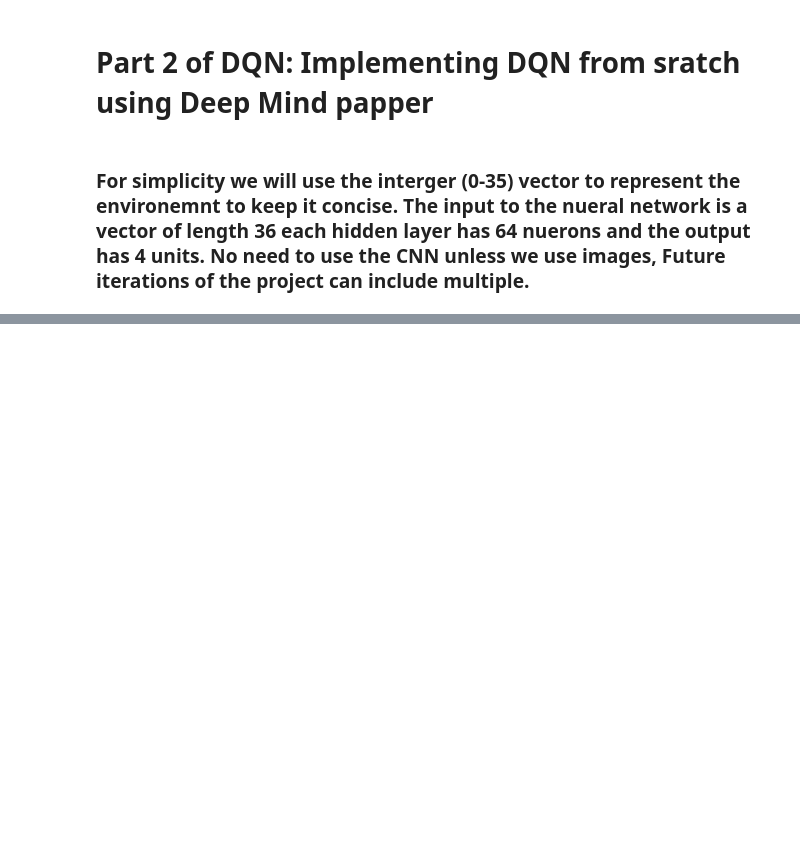
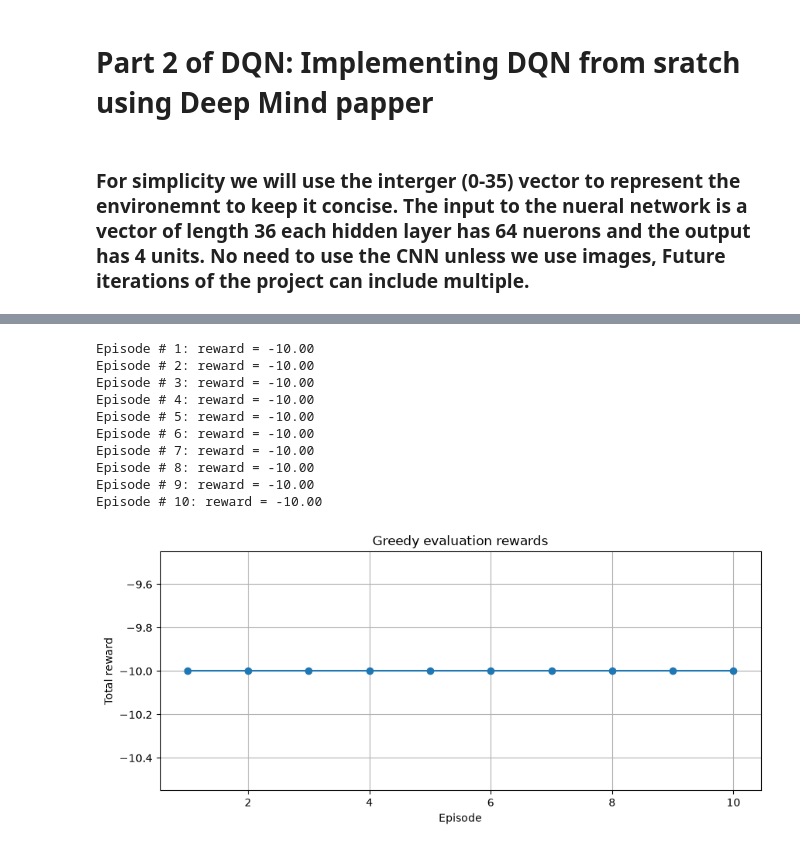
Before and after one commit to CailanJB/DQN, a Jupyter notebook: a2_part_2_cailneje2.ipynb, the cells around one changed output, grey strips where cells are left out. Cells and saved outputs as stored; diff of their text form; code cells hidden in the pictures; blank space fills up the shorter version.

```diff
--- a/a2_part_2_cailneje2.ipynb
+++ b/a2_part_2_cailneje2.ipynb
@@ -147,0 +176,58 @@ TypeError: float() argument must be a string or a real number, not 'NoneType'
+# %%
+"""Function to stimulate taking greedy actions and evalauting them for each of the enviornemnts."""
+def greedy_action(state,q_network):
+    #Choose highest Q-action without exploring
+    device = next(q_network.parameters()).device
+    state_tensor = torch.tensor([int(state)], dtype=torch.long, device=device)
+    state_vector = F.one_hot(state_tensor, num_classes=36).float()
+    with torch.no_grad():
+        return int(q_network(state_vector).argmax(dim=1).item())
+
+def eval_greedy(environment,q_network,episodes_count=10,plot=True):
+    """Run greedy evalution eprisodes and olot their total rewrads: save plots to report"""
+    training = q_network.training
+    q_network.eval()
+    network_rewards = []
+
+    #run each epsidoe and strictly take the greedy action and record the results
+    try:
+        for episode in range(episodes_count):
+            state,anything = environment.reset()
+            total_reward = 0.0
+            for t in range(environment.max_timesteps):
+                action = greedy_action(state,q_network)
+                next_state,reward,terminated,truncated,info = environment.step(action)
+                total_reward+=float(reward)
+                state = next_state
+
+                if terminated or truncated:
+                    break
+
+            network_rewards.append(total_reward)
+            print(f"Episode # {episode + 1}: reward = {total_reward:.2f}")
+    finally:
+        q_network.train(training)
+
+    if plot:
+        plt.figure(figsize=(10,4))
+        plt.plot(range(1,episodes_count+1), network_rewards, marker='o')
+        plt.xlabel("Episode")
+        plt.ylabel("Total reward")
+        plt.title("Greedy evaluation rewards")
+        plt.grid(True)
+        plt.show()
+    return network_rewards
+
+evaluation_rewards = eval_greedy(environment,online_network,10)
+# %% [output]
+Episode # 1: reward = -10.00
+Episode # 2: reward = -10.00
+Episode # 3: reward = -10.00
+Episode # 4: reward = -10.00
+Episode # 5: reward = -10.00
+Episode # 6: reward = -10.00
+Episode # 7: reward = -10.00
+Episode # 8: reward = -10.00
+Episode # 9: reward = -10.00
+Episode # 10: reward = -10.00
+[figure, added]
```
Also changed, not shown: parts of 20 cells of this notebook.
